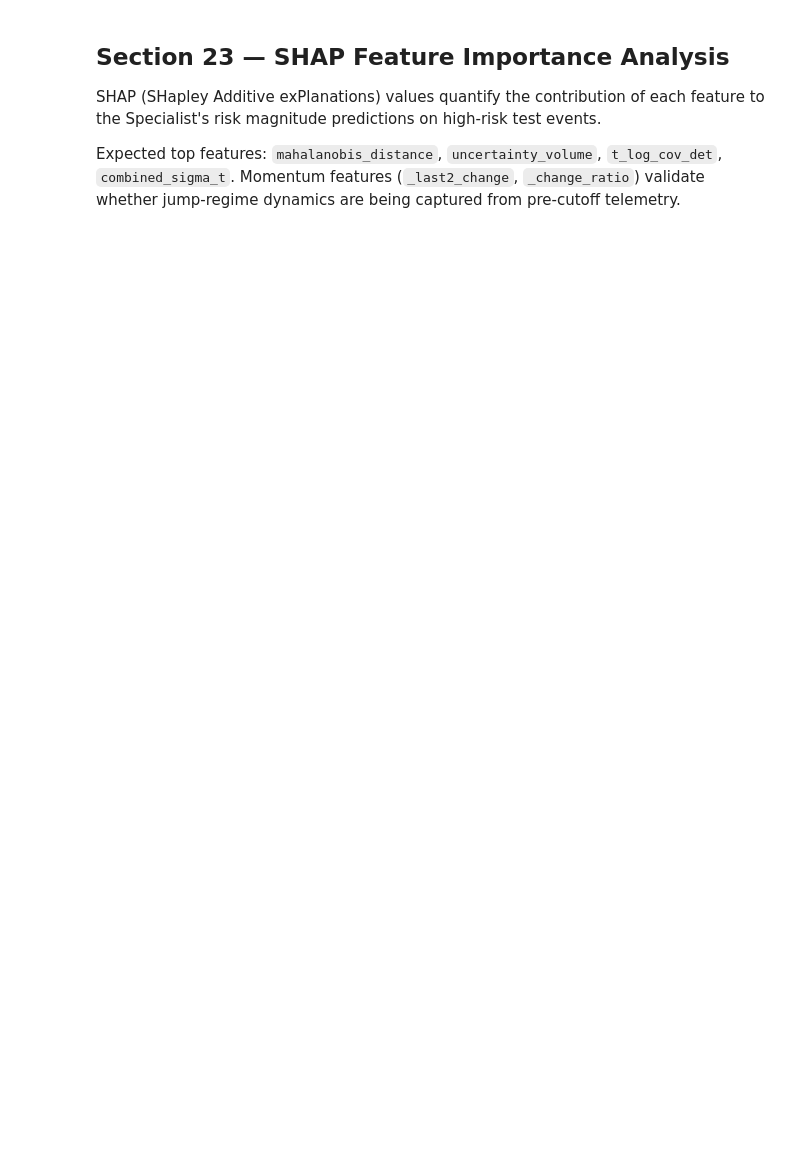
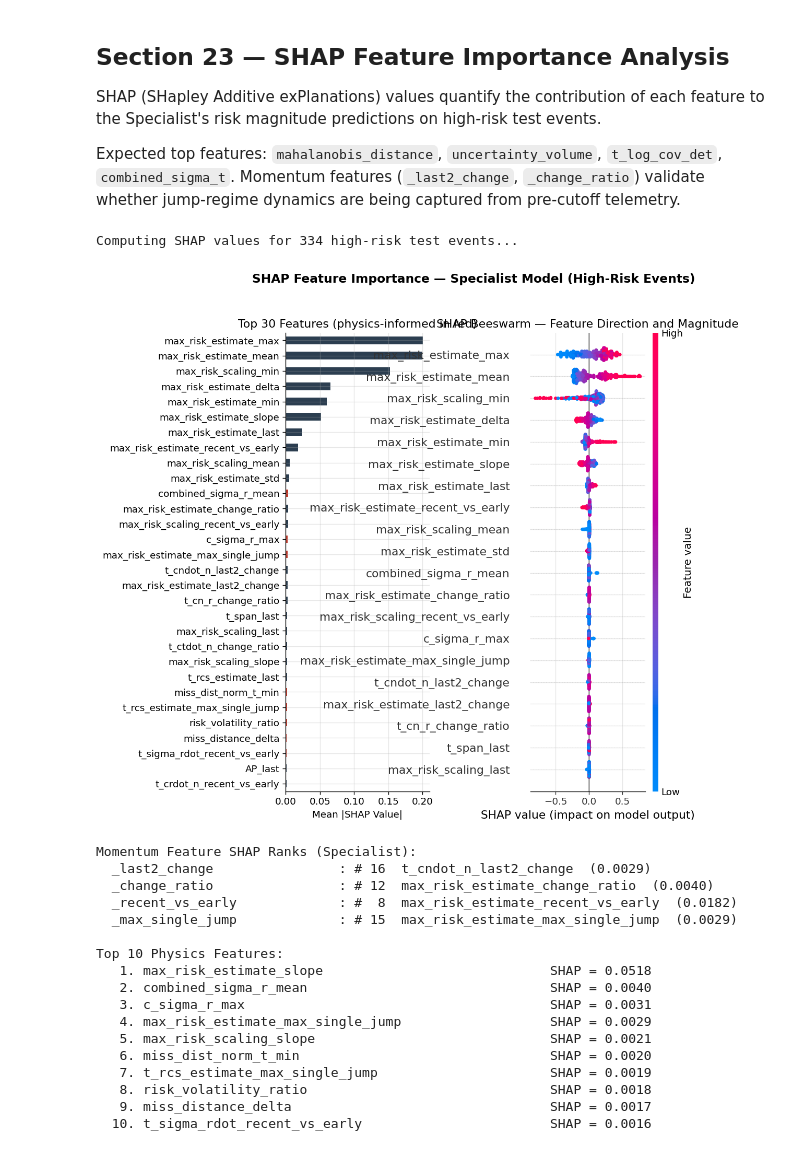
Before and after one commit to MahmoudAlyosify/SCRAP-Satellite-Collision-Risk-Assessment-and-Prediction, a Jupyter notebook: notebooks/SCRAP_Satellite_Collision_Risk_Assessment_and_Prediction.ipynb, the cells around one changed output. Drawn from its saved outputs; the diff is of its cells as text; code cells hidden in the pictures; blank space fills up the shorter version.

```diff
--- a/notebooks/SCRAP_Satellite_Collision_Risk_Assessment_and_Prediction.ipynb
+++ b/notebooks/SCRAP_Satellite_Collision_Risk_Assessment_and_Prediction.ipynb
@@ -1481,10 +1658,11 @@ mean_shap  = pd.Series(
     index=X_shap.columns
 ).sort_values(ascending=False)
 
-fig = plt.figure(figsize=(20, 10))
+fig = plt.figure(figsize=(36, 10))  # max width for clarity
 fig.suptitle('SHAP Feature Importance — Specialist Model (High-Risk Events)',
-             fontsize=13, fontweight='bold')
-gs = gridspec.GridSpec(1, 2, figure=fig, wspace=0.4)
+             fontsize=14, fontweight='bold')
+# more horizontal space to avoid overlapping text
+gs = gridspec.GridSpec(1, 2, figure=fig, wspace=0.7)
 
 ax_bar = fig.add_subplot(gs[0, 0])
 top30  = mean_shap.head(30)
@@ -1499,32 +1677,52 @@ ax_bar.set_title('Top 30 Features (physics-informed in red)')
 ax_bee = fig.add_subplot(gs[0, 1])
 plt.sca(ax_bee)
 shap.summary_plot(shap_vals, X_shap, max_display=20, show=False)
 ax_bee.set_title('SHAP Beeswarm — Feature Direction and Magnitude')
 
-plt.savefig('shap_analysis.png', dpi=120, bbox_inches='tight')
+plt.savefig('shap_analysis.png', dpi=220, bbox_inches='tight')
 plt.show()
 
 # Report SHAP ranks for momentum features
 ms_df = mean_shap.reset_index()
 ms_df.columns = ['feature', 'shap']
 
 print('Momentum Feature SHAP Ranks (Specialist):')
 for suffix in ['_last2_change', '_change_ratio', '_recent_vs_early', '_max_single_jump']:
     candidates = [(f, float(mean_shap[f]))
                   for f in mean_shap.index if f.endswith(suffix)]
     if candidates:
         best_feat, best_val = max(candidates, key=lambda x: x[1])
         rank = int(ms_df[ms_df['feature'] == best_feat].index[0]) + 1
         print(f'  {suffix:<28} : #{rank:>3}  {best_feat}  ({best_val:.4f})')
     else:
         print(f'  {suffix:<28} : not found in feature matrix')
 
 print()
 print('Top 10 Physics Features:')
 physics_kw = ['mahal', 'sigma', 'cov_det', 'uncertainty', 'miss_dist',
               'volatility', 'slope', 'jump', 'h_apo', 'h_per']
 physics_feats = [(f, v) for f, v in mean_shap.items()
                  if any(k in f for k in physics_kw)]
 for i, (feat, val) in enumerate(physics_feats[:10], 1):
     print(f'  {i:2}. {feat:<50}  SHAP = {val:.4f}')
+# %% [output]
+Computing SHAP values for 334 high-risk test events...
+[figure, added]
+Momentum Feature SHAP Ranks (Specialist):
+  _last2_change                : # 16  t_cndot_n_last2_change  (0.0029)
+  _change_ratio                : # 12  max_risk_estimate_change_ratio  (0.0040)
+  _recent_vs_early             : #  8  max_risk_estimate_recent_vs_early  (0.0182)
+  _max_single_jump             : # 15  max_risk_estimate_max_single_jump  (0.0029)
+
+Top 10 Physics Features:
+   1. max_risk_estimate_slope                             SHAP = 0.0518
+   2. combined_sigma_r_mean                               SHAP = 0.0040
+   3. c_sigma_r_max                                       SHAP = 0.0031
+   4. max_risk_estimate_max_single_jump                   SHAP = 0.0029
+   5. max_risk_scaling_slope                              SHAP = 0.0021
+   6. miss_dist_norm_t_min                                SHAP = 0.0020
+   7. t_rcs_estimate_max_single_jump                      SHAP = 0.0019
+   8. risk_volatility_ratio                               SHAP = 0.0018
+   9. miss_distance_delta                                 SHAP = 0.0017
+  10. t_sigma_rdot_recent_vs_early                        SHAP = 0.0016
 # %% [markdown]
```
Also changed, not shown: parts of 28 cells of this notebook, 6 other files.
